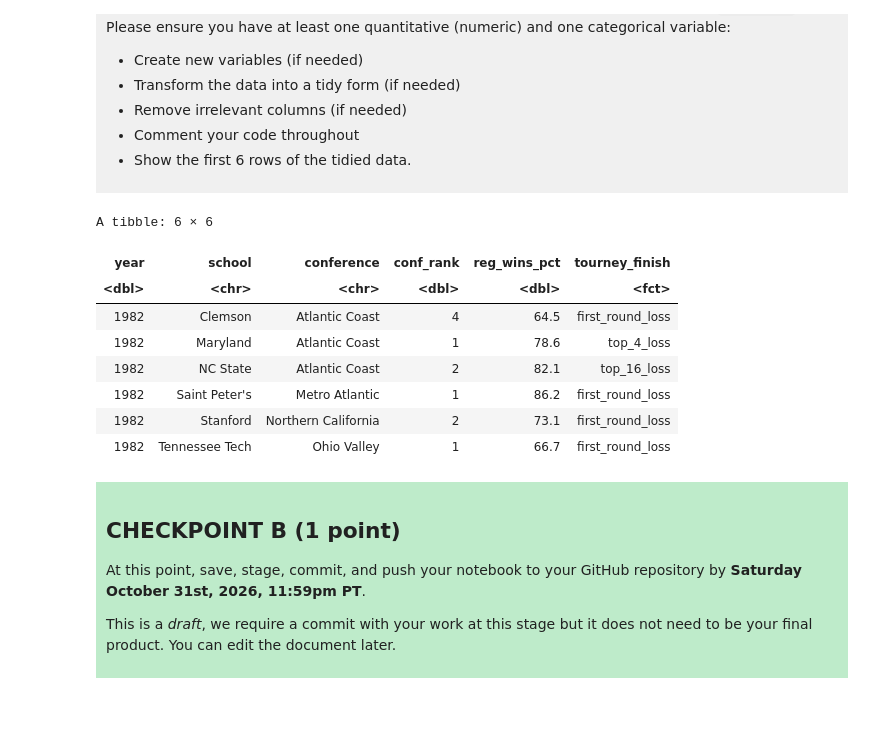
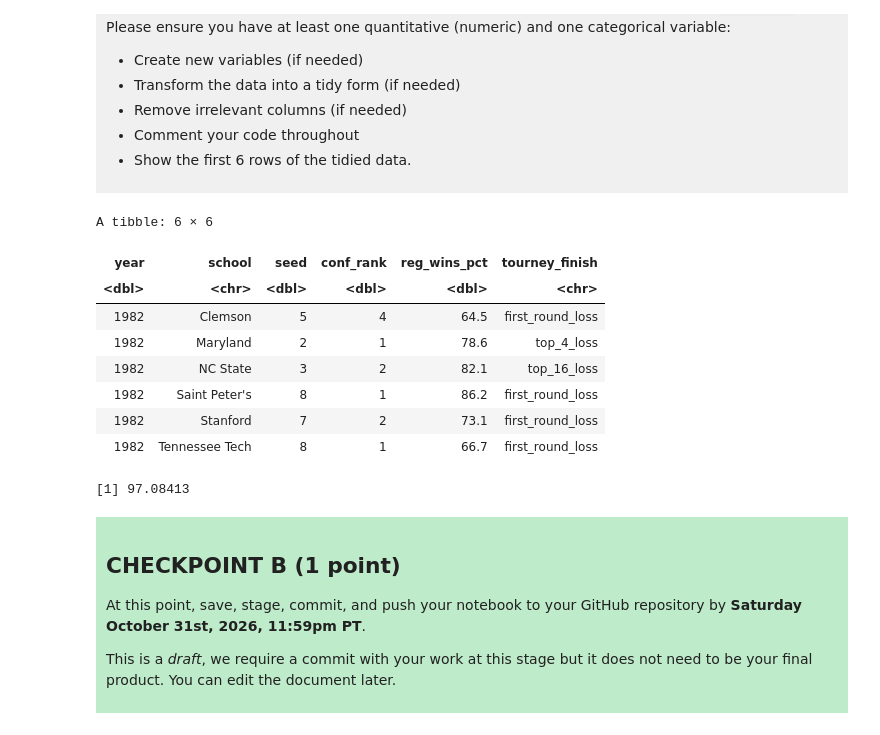
Before and after one commit to cadnams12/dsci-100-project-carter-adnams, a Jupyter notebook: dsci-100-project-notebook.ipynb, the cells around one changed output. Saved outputs shown, nothing was run; the diff lists cells and outputs as text; code cells hidden in the pictures.

Commit message:
Revised Checkpoint B
Revised research question (task 2) and created new tidy data set for new RQ (task 3) -CA

```diff
--- a/dsci-100-project-notebook.ipynb
+++ b/dsci-100-project-notebook.ipynb
@@ -209,20 +219,21 @@ Produce a tidy data set that could be used to answer your research question usin
 </div>
 # %%
 ncaa_tidy <- ncaa_data |>
-    select(year, school, conference, conf_rank, reg_wins_pct, tourney_finish) |> #removed irrelevant columns
-    drop_na() |> #removed rows with any NA
-    mutate(tourney_finish = as_factor(tourney_finish)) #transformed tourney_finish into a factor for classification
+    select(year, school, seed, conf_rank, reg_wins_pct, tourney_finish) |> # removed irrelevant columns
+    drop_na() # removed rows with any NA
 head(ncaa_tidy)
+nrow(ncaa_tidy) / nrow(ncaa_data) * 100 # check how many rows remain after dropping na
 # %% [output]
 A tibble: 6 × 6
-| year | school | conference | conf_rank | reg_wins_pct | tourney_finish |
-| <dbl> | <chr> | <chr> | <dbl> | <dbl> | <fct> |
-| 1982 | Clemson | Atlantic Coast | 4 | 64.5 | first_round_loss |
-| 1982 | Maryland | Atlantic Coast | 1 | 78.6 | top_4_loss |
-| 1982 | NC State | Atlantic Coast | 2 | 82.1 | top_16_loss |
-| 1982 | Saint Peter's | Metro Atlantic | 1 | 86.2 | first_round_loss |
-| 1982 | Stanford | Northern California | 2 | 73.1 | first_round_loss |
-| 1982 | Tennessee Tech | Ohio Valley | 1 | 66.7 | first_round_loss |
+| year | school | seed | conf_rank | reg_wins_pct | tourney_finish |
+| <dbl> | <chr> | <dbl> | <dbl> | <dbl> | <chr> |
+| 1982 | Clemson | 5 | 4 | 64.5 | first_round_loss |
+| 1982 | Maryland | 2 | 1 | 78.6 | top_4_loss |
+| 1982 | NC State | 3 | 2 | 82.1 | top_16_loss |
+| 1982 | Saint Peter's | 8 | 1 | 86.2 | first_round_loss |
+| 1982 | Stanford | 7 | 2 | 73.1 | first_round_loss |
+| 1982 | Tennessee Tech | 8 | 1 | 66.7 | first_round_loss |
+[1] 97.08413
 # %% [markdown]
 <div style="background-color: #beebca; padding: 10px;">
 
```
Also changed, not shown: parts of 3 cells of this notebook.
